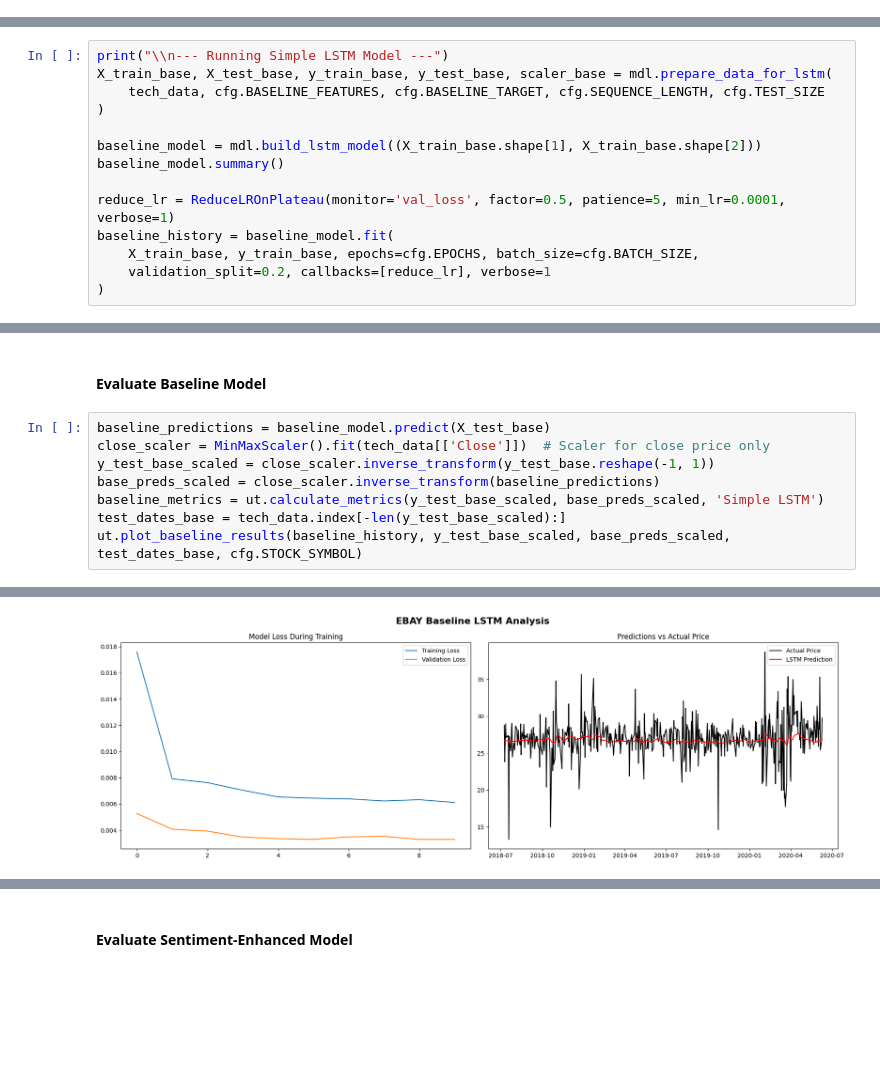
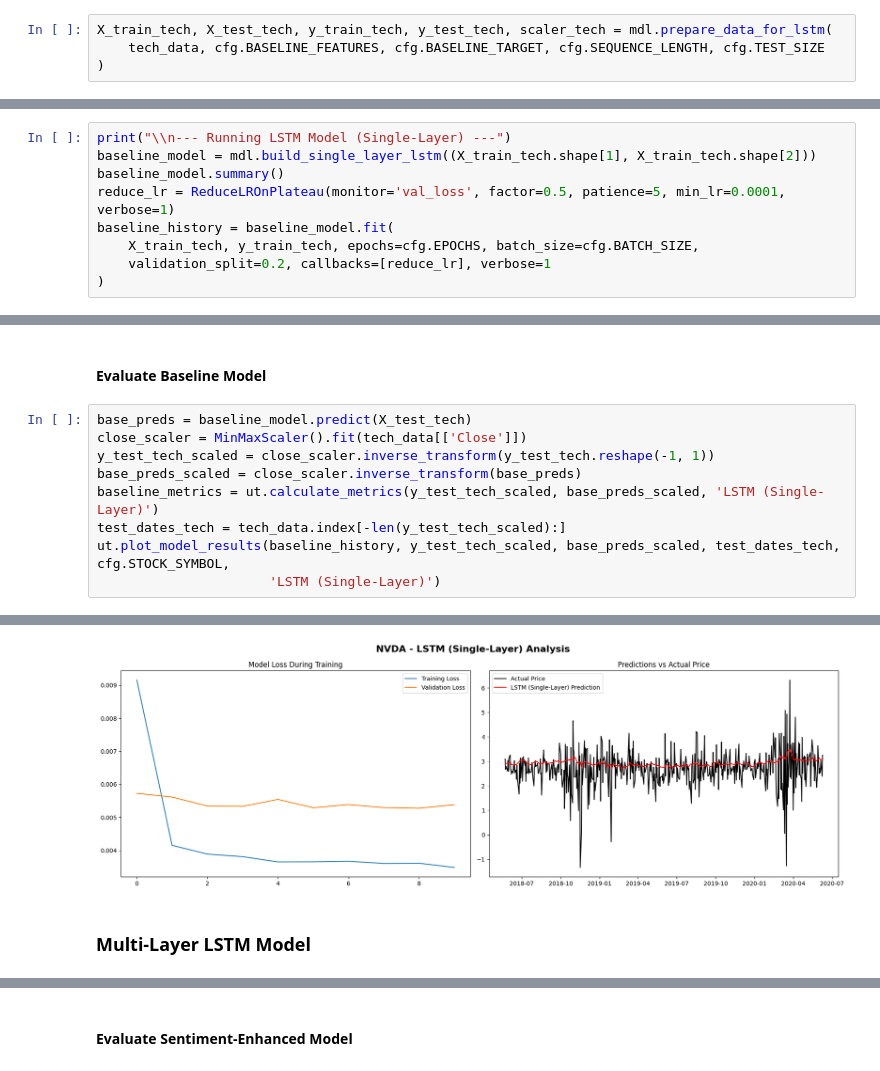
Before and after one commit to SandyCompetent/stock_market_analysis, a Jupyter notebook: main_analysis.ipynb, the cells around one changed output, grey strips where cells are left out. Cells and saved outputs as stored; diff of their text form; blank space fills up the shorter version.

```diff
--- a/main_analysis.ipynb
+++ b/main_analysis.ipynb
@@ -57 +62,5 @@ Successfully fetched 2430 days of data.
+# %%
+X_train_tech, X_test_tech, y_train_tech, y_test_tech, scaler_tech = mdl.prepare_data_for_lstm(
+    tech_data, cfg.BASELINE_FEATURES, cfg.BASELINE_TARGET, cfg.SEQUENCE_LENGTH, cfg.TEST_SIZE
+)
 # %% [markdown]
@@ -59,15 +68,10 @@ Successfully fetched 2430 days of data.
 # %%
-print("\\n--- Running Simple LSTM Model ---")
-X_train_base, X_test_base, y_train_base, y_test_base, scaler_base = mdl.prepare_data_for_lstm(
-    tech_data, cfg.BASELINE_FEATURES, cfg.BASELINE_TARGET, cfg.SEQUENCE_LENGTH, cfg.TEST_SIZE
-)
-
-baseline_model = mdl.build_lstm_model((X_train_base.shape[1], X_train_base.shape[2]))
+print("\\n--- Running LSTM Model (Single-Layer) ---")
+baseline_model = mdl.build_single_layer_lstm((X_train_tech.shape[1], X_train_tech.shape[2]))
 baseline_model.summary()
-
 reduce_lr = ReduceLROnPlateau(monitor='val_loss', factor=0.5, patience=5, min_lr=0.0001, verbose=1)
 baseline_history = baseline_model.fit(
-    X_train_base, y_train_base, epochs=cfg.EPOCHS, batch_size=cfg.BATCH_SIZE,
+    X_train_tech, y_train_tech, epochs=cfg.EPOCHS, batch_size=cfg.BATCH_SIZE,
     validation_split=0.2, callbacks=[reduce_lr], verbose=1
 )
 # %% [output]
@@ -105,11 +117,12 @@ Epoch 10: ReduceLROnPlateau reducing learning rate to 0.0005000000237487257.
 # %% [markdown]
 #### Evaluate Baseline Model
 # %%
-baseline_predictions = baseline_model.predict(X_test_base)
-close_scaler = MinMaxScaler().fit(tech_data[['Close']])  # Scaler for close price only
-y_test_base_scaled = close_scaler.inverse_transform(y_test_base.reshape(-1, 1))
-base_preds_scaled = close_scaler.inverse_transform(baseline_predictions)
-baseline_metrics = ut.calculate_metrics(y_test_base_scaled, base_preds_scaled, 'Simple LSTM')
-test_dates_base = tech_data.index[-len(y_test_base_scaled):]
-ut.plot_baseline_results(baseline_history, y_test_base_scaled, base_preds_scaled, test_dates_base, cfg.STOCK_SYMBOL)
+base_preds = baseline_model.predict(X_test_tech)
+close_scaler = MinMaxScaler().fit(tech_data[['Close']])
+y_test_tech_scaled = close_scaler.inverse_transform(y_test_tech.reshape(-1, 1))
+base_preds_scaled = close_scaler.inverse_transform(base_preds)
+baseline_metrics = ut.calculate_metrics(y_test_tech_scaled, base_preds_scaled, 'LSTM (Single-Layer)')
+test_dates_tech = tech_data.index[-len(y_test_tech_scaled):]
+ut.plot_model_results(baseline_history, y_test_tech_scaled, base_preds_scaled, test_dates_tech, cfg.STOCK_SYMBOL,
+                      'LSTM (Single-Layer)')
 # %% [output]
@@ -117 +131,3 @@ ut.plot_baseline_results(baseline_history, y_test_base_scaled, base_preds_scaled
-[figure, old version]
+[figure, new version]
+# %% [markdown]
+### Multi-Layer LSTM Model
```
Also changed, not shown: parts of 20 cells of this notebook, 4 other files.
